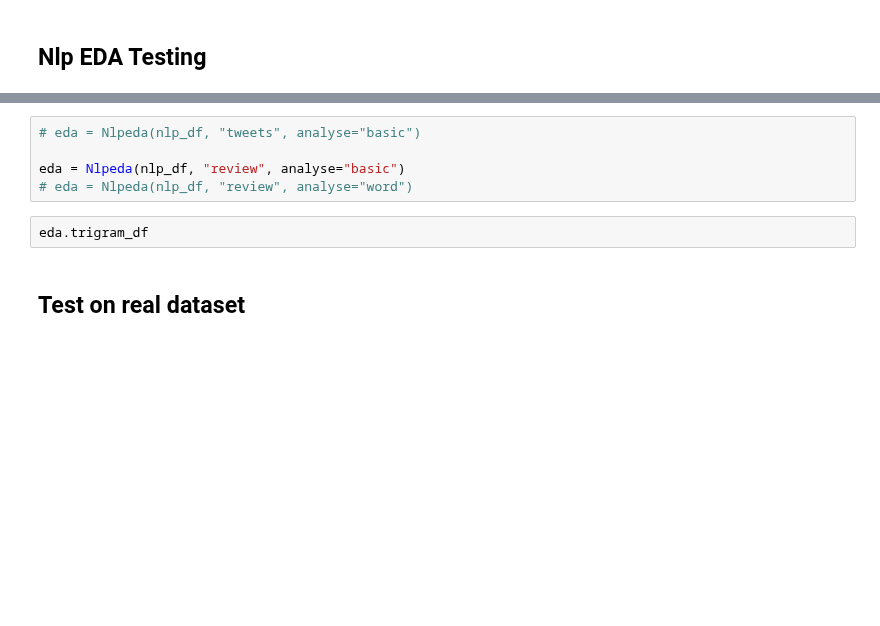
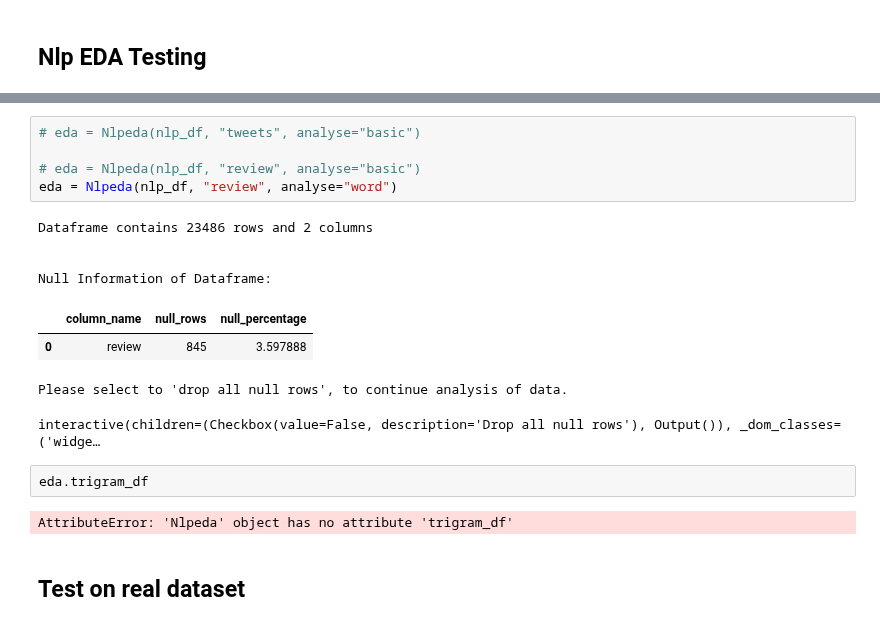
Before and after one commit to Elysian01/Data-Purifier, a Jupyter notebook: test.ipynb, the cells around one changed output, grey strips where cells are left out. Cells and saved outputs as stored; diff of their text form; blank space fills up the shorter version.

```diff
--- a/test.ipynb
+++ b/test.ipynb
@@ -153,10 +152,21 @@ nlp_df.isnull().sum()
 # %%
 # eda = Nlpeda(nlp_df, "tweets", analyse="basic")
 
-eda = Nlpeda(nlp_df, "review", analyse="basic")
-# eda = Nlpeda(nlp_df, "review", analyse="word")
+# eda = Nlpeda(nlp_df, "review", analyse="basic")
+eda = Nlpeda(nlp_df, "review", analyse="word")
+# %% [output]
+Dataframe contains 23486 rows and 2 columns
+
+
+Null Information of Dataframe:
+|  | column_name | null_rows | null_percentage |
+| 0 | review | 845 | 3.597888 |
+Please select to 'drop all null rows', to continue analysis of data.
+interactive(children=(Checkbox(value=False, description='Drop all null rows'), Output()), _dom_classes=('widge…
 # %%
 eda.trigram_df
+# %% [output]
+AttributeError: 'Nlpeda' object has no attribute 'trigram_df'
 # %% [markdown]
 ## Test on real dataset
 # %%
```
Also changed, not shown: parts of 5 cells of this notebook, 6 other files.
